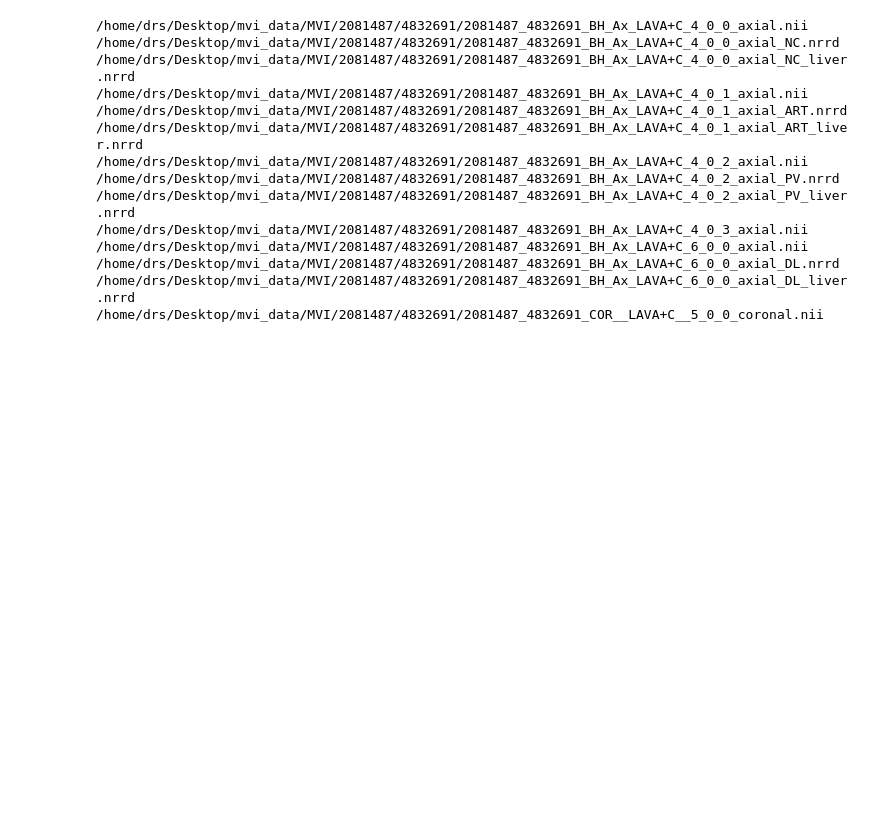
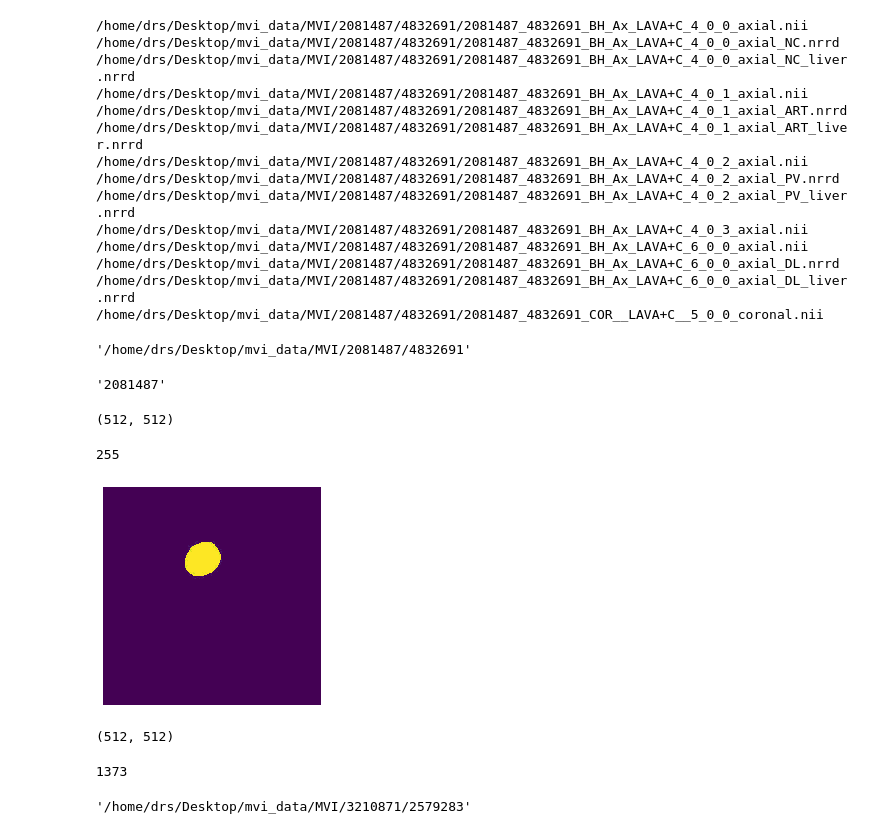
Before and after one commit to RishengDeng/mvi, a Jupyter notebook: dataprocess.ipynb, the cells around one changed output. Saved outputs shown, nothing was run; the diff lists cells and outputs as text; code cells hidden in the pictures; blank space fills up the shorter version.

```diff
--- a/dataprocess.ipynb
+++ b/dataprocess.ipynb
@@ -140,3 +143,27 @@ for i in LAVA_list:
 /home/drs/Desktop/mvi_data/MVI/2081487/4832691/2081487_4832691_BH_Ax_LAVA+C_6_0_0_axial_DL.nrrd
 /home/drs/Desktop/mvi_data/MVI/2081487/4832691/2081487_4832691_BH_Ax_LAVA+C_6_0_0_axial_DL_liver.nrrd
 /home/drs/Desktop/mvi_data/MVI/2081487/4832691/2081487_4832691_COR__LAVA+C__5_0_0_coronal.nii
+# %%
+case_list[0]
+# %% [output]
+'/home/drs/Desktop/mvi_data/MVI/2081487/4832691'
+# %%
+case_list[0].split('/')[-2]
+# %% [output]
+'2081487'
+# %%
+img = np.array(Image.open('/home/drs/Desktop/mvi_data/art/2081487_57art0.jpg'))
+img.shape
+# %% [output]
+(512, 512)
+# %%
+img[160, 220]
+# %% [output]
+255
+# %%
+plt.figure('temp')
+plt.imshow(img)
+plt.axis('off')
+plt.show()
+# %% [output]
+[figure, added]
@@ -142,0 +172,12 @@ for i in LAVA_list:
+# %%
+print(img_npy.shape)
+# %% [output]
+(512, 512)
+# %%
+img_npy[160, 220]
+# %% [output]
+1373
+# %%
+case_list[7]
+# %% [output]
+'/home/drs/Desktop/mvi_data/MVI/3210871/2579283'
```
Also changed, not shown: parts of 18 cells of this notebook, 1 other file.
